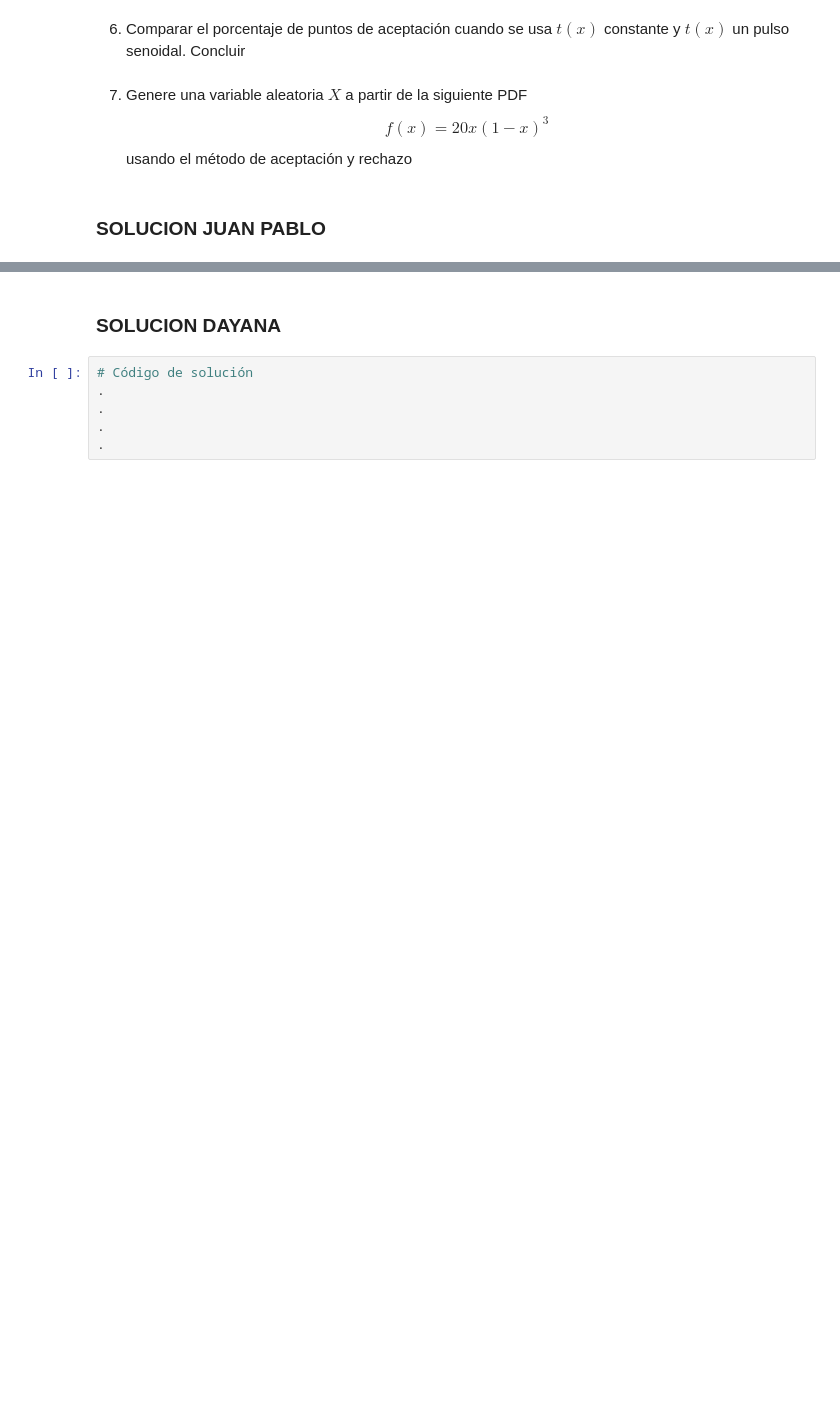
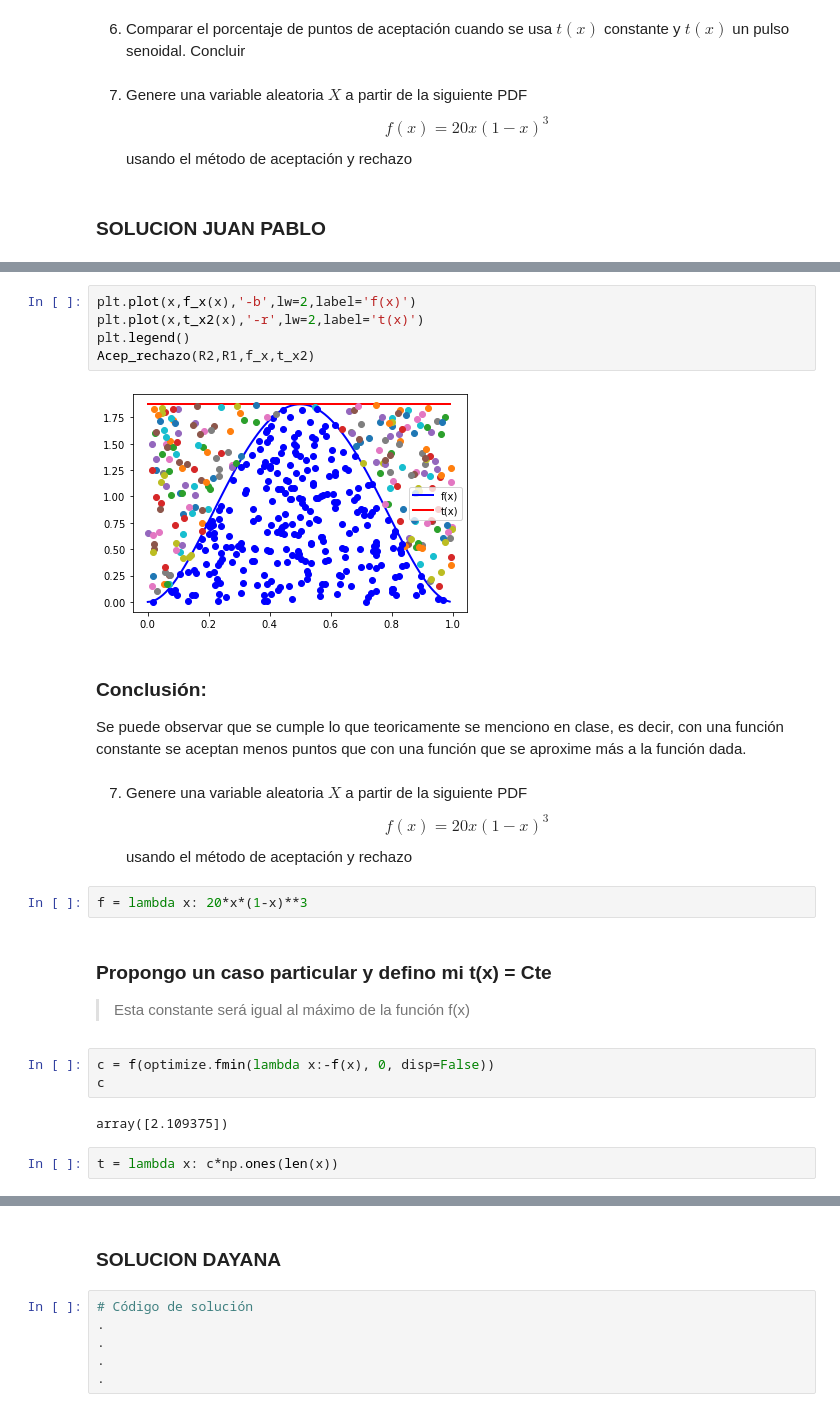
Before and after one commit to DayanaNavarro/Tarea-6, a Jupyter notebook: Tarea6_RuizMagañaJuanPablo_NavarroValenciaDayana.ipynb, the cells around one changed output, grey strips where cells are left out. Cells and saved outputs as stored; diff of their text form; blank space fills up the shorter version.

```diff
--- a/Tarea6_RuizMagañaJuanPablo_NavarroValenciaDayana.ipynb
+++ b/Tarea6_RuizMagañaJuanPablo_NavarroValenciaDayana.ipynb
@@ -43,0 +227,27 @@ usando el método de aceptación y rechazo
+# %%
+plt.plot(x,f_x(x),'-b',lw=2,label='f(x)')
+plt.plot(x,t_x2(x),'-r',lw=2,label='t(x)')
+plt.legend()
+Acep_rechazo(R2,R1,f_x,t_x2)
+# %% [output]
+[figure, added]
+# %% [markdown]
+### Conclusión:
+Se puede observar que se cumple lo que teoricamente se menciono en clase, es decir, con una función constante se aceptan menos puntos que con una función que se aproxime más a la función dada.
+# %% [markdown]
+7. Genere una variable aleatoria $X$ a partir de la siguiente PDF
+$$f(x)=20x(1-x)^3$$
+usando el método de aceptación y rechazo
+# %%
+f = lambda x: 20*x*(1-x)**3
+# %% [markdown]
+### Propongo un caso particular y defino mi t(x) = Cte
+
+> Esta constante será igual al máximo de la función f(x)
+# %%
+c = f(optimize.fmin(lambda x:-f(x), 0, disp=False))
+c
+# %% [output]
+array([2.109375])
+# %%
+t = lambda x: c*np.ones(len(x))
```
Also changed, not shown: parts of 40 cells of this notebook.
